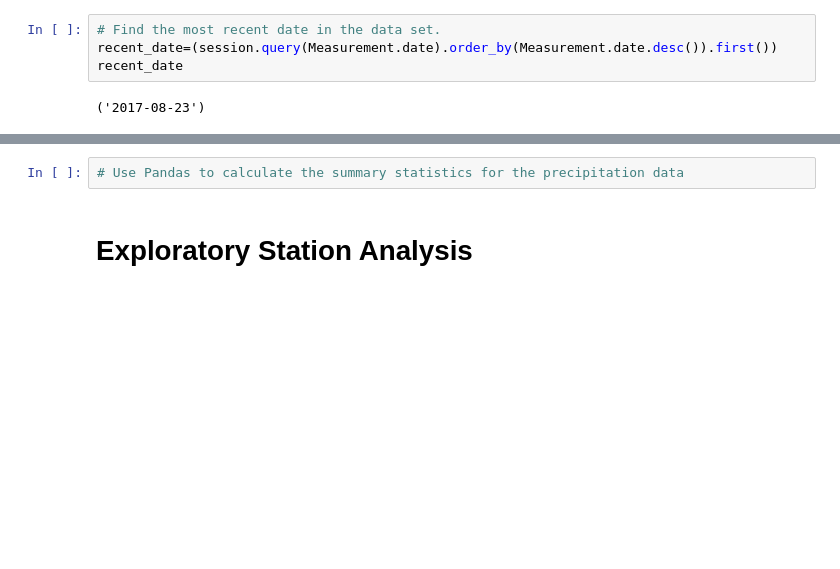
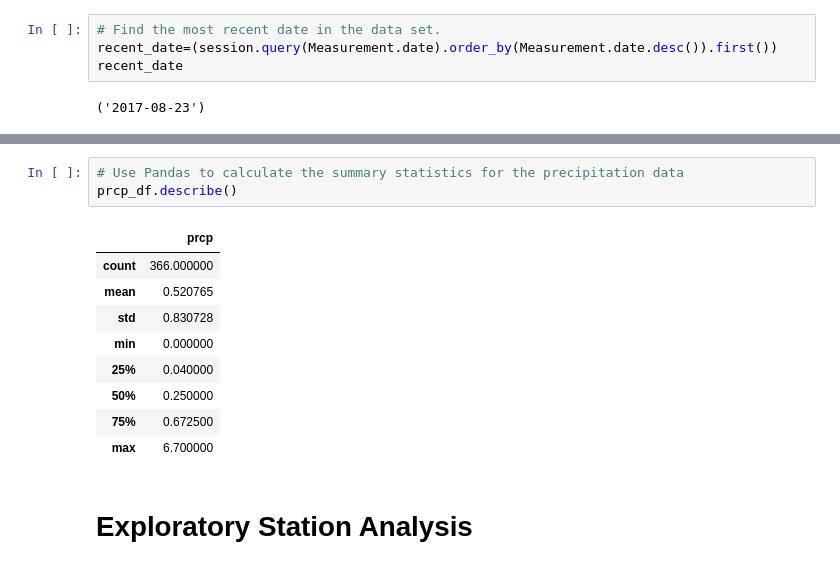
Before and after one commit to ElVejigante/Surf-s-Up-SQLAlchemy, a Jupyter notebook: climate_analysis.ipynb, the cells around one changed output, grey strips where cells are left out. Cells and saved outputs as stored; diff of their text form; blank space fills up the shorter version.

```diff
--- a/climate_analysis.ipynb
+++ b/climate_analysis.ipynb
@@ -77,5 +93,16 @@ recent_date
 # %%
 # Use Pandas to calculate the summary statistics for the precipitation data
+prcp_df.describe()
+# %% [output]
+|  | prcp |
+| count | 366.000000 |
+| mean | 0.520765 |
+| std | 0.830728 |
+| min | 0.000000 |
+| 25% | 0.040000 |
+| 50% | 0.250000 |
+| 75% | 0.672500 |
+| max | 6.700000 |
 # %% [markdown]
 # Exploratory Station Analysis
 # %%
```
Also changed, not shown: parts of 1 cell of this notebook.
